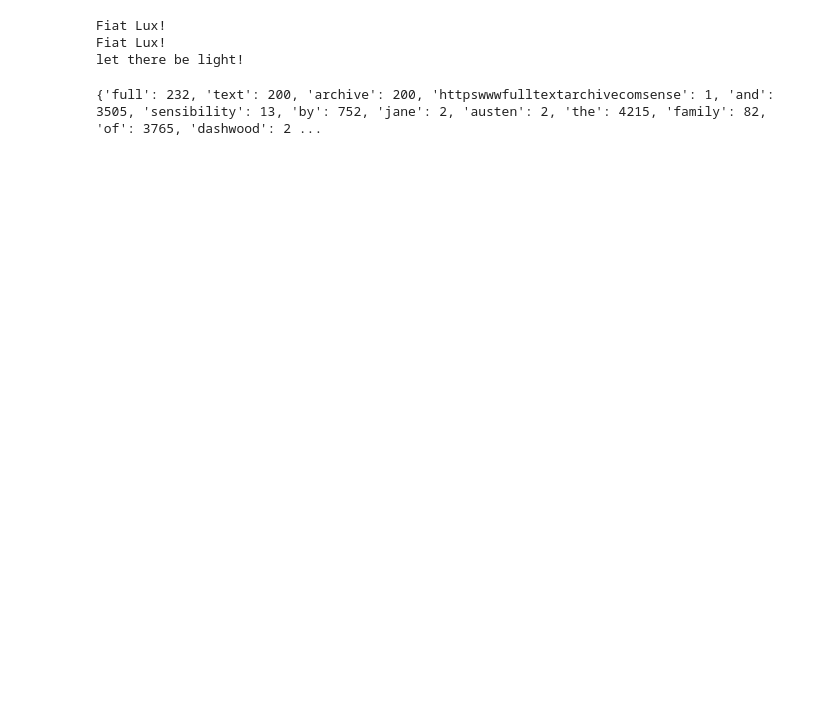
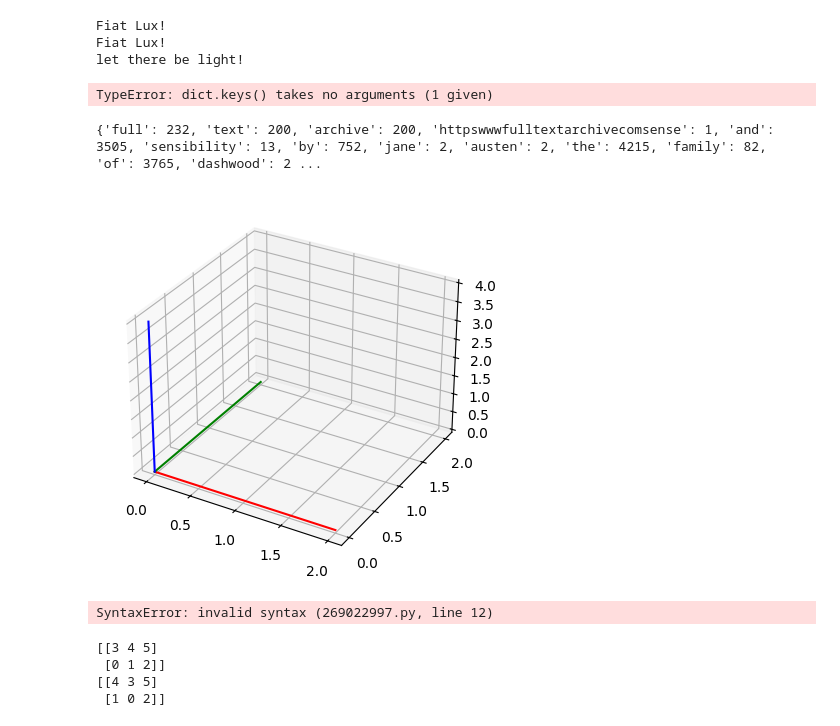
Before and after one commit to jtymin/ROAR-Academy, a Jupyter notebook: Part 2/2-1.ipynb, the cells around one changed output. Drawn from its saved outputs; the diff is of its cells as text; code cells hidden in the pictures; blank space fills up the shorter version.

```diff
--- a/Part 2/2-1.ipynb
+++ b/Part 2/2-1.ipynb
@@ -16,6 +16,8 @@ let there be light!
 # %%
 #3
 import PyPDF2
+import os
+
 file_handle = open("Sense-and-Sensibility-by-Jane-Austen.pdf", "rb")
 pdfReader = PyPDF2.PdfReader(file_handle)
 page_number = len(pdfReader.pages)
@@ -26,16 +28,18 @@ punctuations = '''!()-[]{};:'"\,<>./?@#$%^&*_~'''
 numbers = '123456789'
 frequency_table = {}
 for page in pdfReader.pages:
-    for word in page_text.split:
+    for word in page_text.split():
         if word in punctuations or word in numbers or word == " " or word == "CHAPTER " or word == " / ":
             if word not in frequency_table:
-                frequency_table
+                frequency_table.keys()
             else:
                 frequency_table.values("")
 
-            frequency_table.append(word)
+            frequency_table.keys(word)
     page_text.split('\n')
     page_text.split()
+# %% [output]
+TypeError: dict.keys() takes no arguments (1 given)
 # %%
 import PyPDF2
 import re
@@ -87,3 +91,61 @@ frequency_table = dict(frequency_table)
 print(frequency_table)
 # %% [output]
 {'full': 232, 'text': 200, 'archive': 200, 'httpswwwfulltextarchivecomsense': 1, 'and': 3505, 'sensibility': 13, 'by': 752, 'jane': 2, 'austen': 2, 'the': 4215, 'family': 82, 'of': 3765, 'dashwood': 2 ...
+# %%
+#Lecture 12 - #1
+
+from mpl_toolkits import mplot3d
+import numpy as np
+import matplotlib.pyplot as plt
+v1 = np.array([2., 2., 4.])
+
+fig = plt.figure()
+ax = plt.axes(projection="3d")
+
+z1 = np.linspace(0, v1[0], 1000)
+z2 = np.linspace(0, v1[1], 1000)
+z3 = np.linspace(0, v1[2], 1000)
+ax.plot3D(z1, 0, 0, 'red')
+ax.plot3D(0, z2, 0, 'green')
+ax.plot3D(0, 0, z3, 'blue')
+
+
+
+plt.show()
+# %% [output]
+[figure, added]
+# %%
+#Lecture #12
+
+import numpy as np
+a = np.array([[0,1,2,3,4,5],[10,11,12,13,14,15],[20,21,22,23,24,25],[30,31,32,33,34,35],[40,41,42,43,44,45],[50,51,52,53,54,55]])
+
+blue = a[:,1]
+print(blue)
+pink = a[1, 2:4]
+print(pink)
+green = a[2:4,4:]
+print(green)
+orange = [2::2, ::2]
+print(orange)
+# %% [output]
+SyntaxError: invalid syntax (269022997.py, line 12)
+# %%
+M = np.array([[0, 1, 2], [3, 4, 5]])
+def swap_rows(M, a, b):
+    c = M[a-1].copy()
+    M[a-1] = M[b-1]
+    M[b-1] = c
+    print(M)
+def swap_cols(M, a, b):
+    c = M[:,a-1].copy()
+    M[:,a-1] = M[:,b-1]
+    M[:,b-1] = c
+    print(M)
+swap_rows(M, 1, 2)
+swap_cols(M,1,2)
+# %% [output]
+[[3 4 5]
+ [0 1 2]]
+[[4 3 5]
+ [1 0 2]]
```
Also changed, not shown: parts of 5 cells of this notebook, 4 other files.
